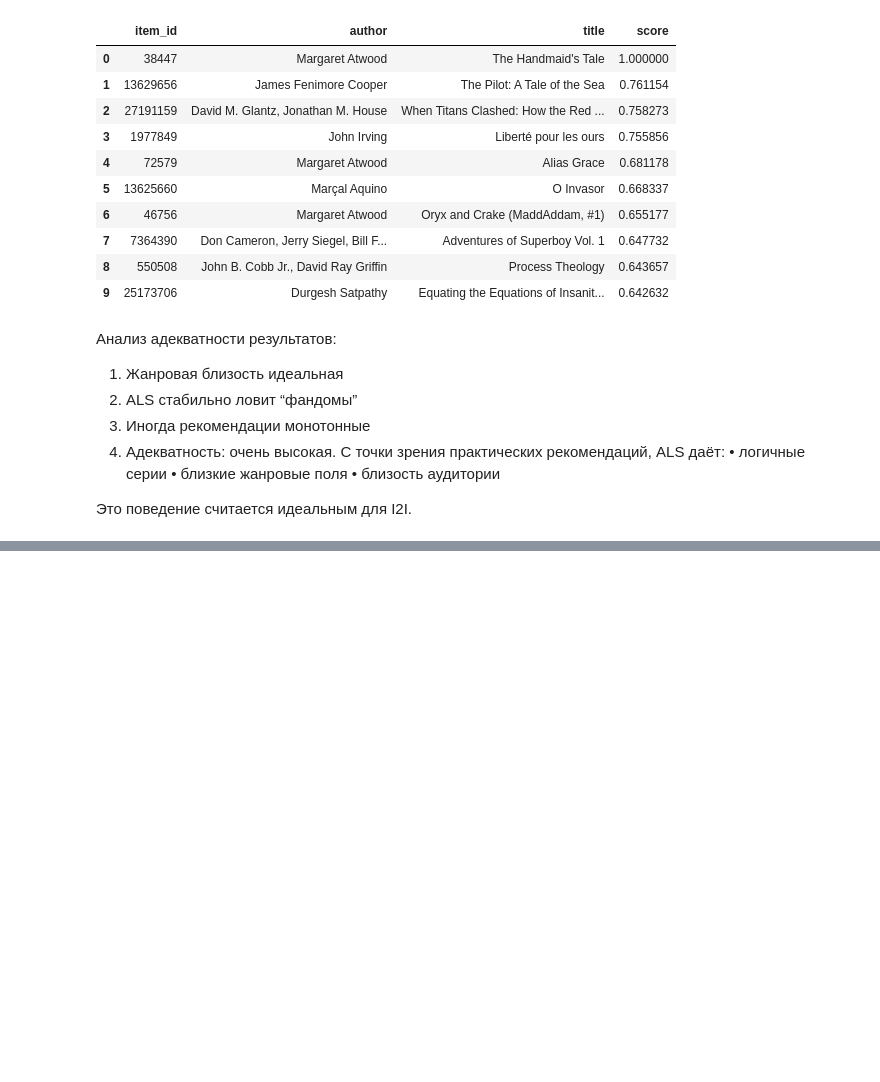
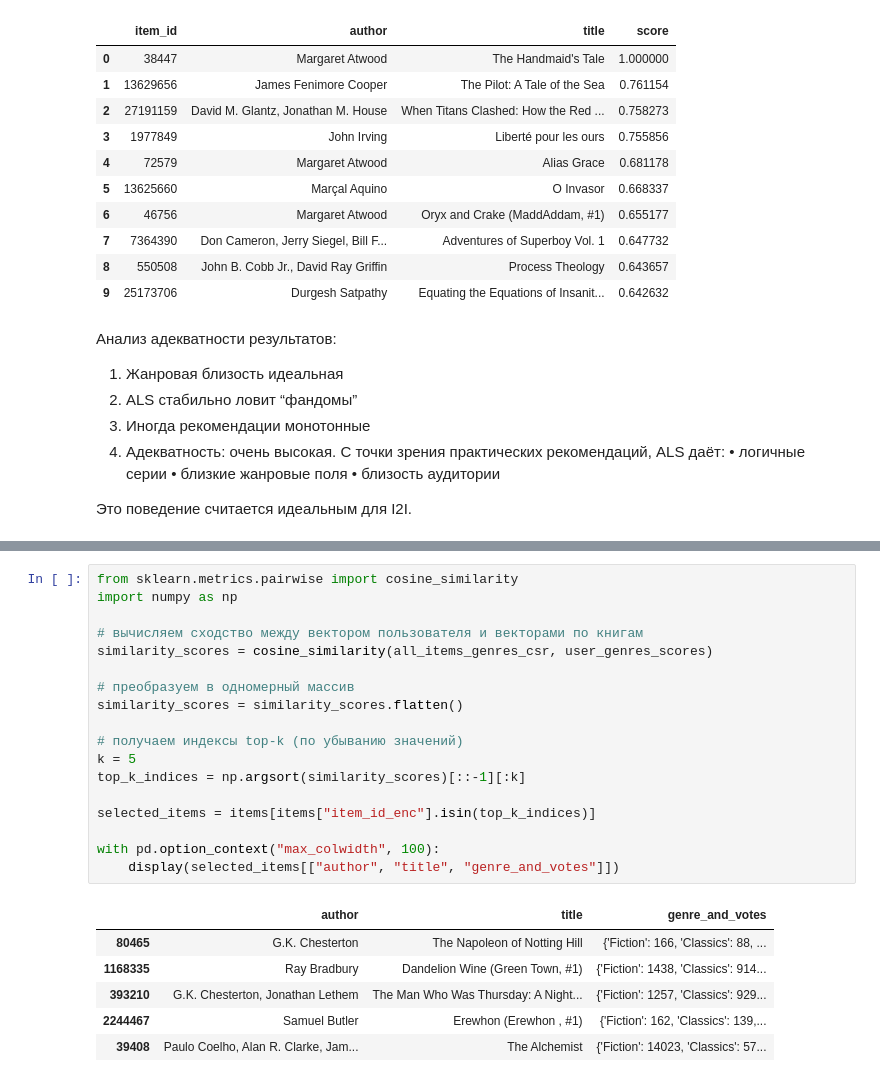
Before and after one commit to alina-tad/mle-recsys-start, a Jupyter notebook: preprocessing.ipynb, the cells around one changed output, grey strips where cells are left out. Cells and saved outputs as stored; diff of their text form; blank space fills up the shorter version.

```diff
--- a/preprocessing.ipynb
+++ b/preprocessing.ipynb
@@ -1140,0 +1297,25 @@ for item in test_items:
+# %%
+from sklearn.metrics.pairwise import cosine_similarity
+import numpy as np
+
+# вычисляем сходство между вектором пользователя и векторами по книгам
+similarity_scores = cosine_similarity(all_items_genres_csr, user_genres_scores)
+
+# преобразуем в одномерный массив
+similarity_scores = similarity_scores.flatten()
+
+# получаем индексы top-k (по убыванию значений)
+k = 5
+top_k_indices = np.argsort(similarity_scores)[::-1][:k]
+
+selected_items = items[items["item_id_enc"].isin(top_k_indices)]
+
+with pd.option_context("max_colwidth", 100):
+    display(selected_items[["author", "title", "genre_and_votes"]])
+# %% [output]
+|  | author | title | genre_and_votes |
+| 80465 | G.K. Chesterton | The Napoleon of Notting Hill | {'Fiction': 166, 'Classics': 88, ... |
+| 1168335 | Ray Bradbury | Dandelion Wine (Green Town, #1) | {'Fiction': 1438, 'Classics': 914... |
+| 393210 | G.K. Chesterton, Jonathan Lethem | The Man Who Was Thursday: A Night... | {'Fiction': 1257, 'Classics': 929... |
+| 2244467 | Samuel Butler | Erewhon (Erewhon , #1) | {'Fiction': 162, 'Classics': 139,... |
+| 39408 | Paulo Coelho, Alan R. Clarke, Jam... | The Alchemist | {'Fiction': 14023, 'Classics': 57... |
```
Also changed, not shown: parts of 27 cells of this notebook.
